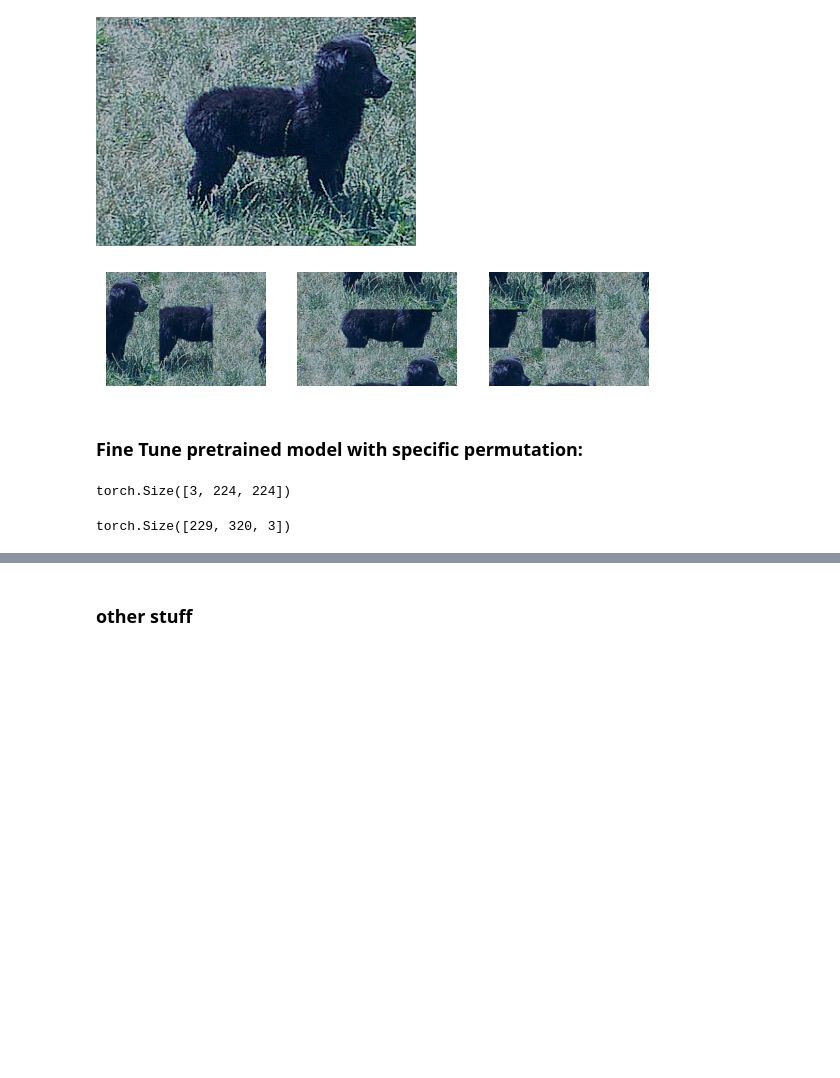
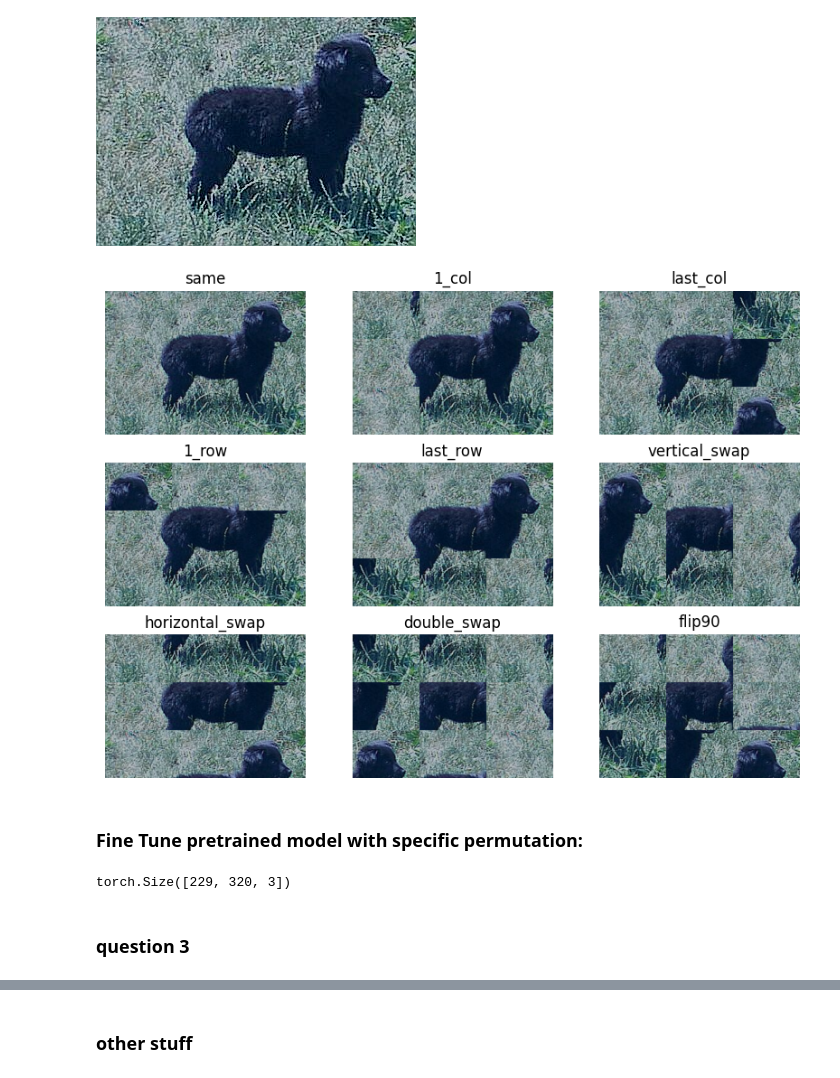
Before and after one commit to itayshap/MLDS-Final-Project, a Jupyter notebook: playground.ipynb, the cells around one changed output, grey strips where cells are left out. Drawn from its saved outputs; the diff is of its cells as text; code cells hidden in the pictures; blank space fills up the shorter version.

Commit message:
question 3

```diff
--- a/playground.ipynb
+++ b/playground.ipynb
@@ -53,20 +53,38 @@ premutation_dict["double_swap"] = list(horizontal_swap[:,np.arange(tiles_per_row
+# %%
+premutation_dict = {}
+tiles_num = 9
+tiles_per_row = int(np.sqrt(tiles_num))
+tiles_arr = np.arange(tiles_num).reshape(tiles_per_row,tiles_per_row)
+premutation_dict["same"]  = list(np.arange(tiles_num))
+premutation_dict["1_col"]  = list(np.hstack([tiles_arr[:,0][::-1].reshape(-1,1), tiles_arr[:,1:]]).flatten())
+premutation_dict["last_col"]  = list(np.hstack([tiles_arr[:,:-1],tiles_arr[:,-1][::-1].reshape(-1,1)]).flatten())
+premutation_dict["middle_cols"] = list(np.hstack([tiles_arr[:,0].reshape(-1,1),tiles_arr[:,1:-1][::-1],tiles_arr[:,-1].reshape(-1,1)]).flatten())
+premutation_dict["1_row"]  = list(np.vstack([tiles_arr[0,:][::-1], tiles_arr[1:, :]]).flatten())
+premutation_dict["last_row"]  = list(np.vstack([tiles_arr[:-1, :], tiles_arr[-1,:][::-1]]).flatten())
+
+premutation_dict["vertical_swap"] = list(tiles_arr[:,np.arange(tiles_per_row)[::-1]].flatten())
+horizontal_swap = tiles_arr[np.arange(tiles_per_row)[::-1],:]
+premutation_dict["horizontal_swap"] = list(horizontal_swap.flatten())
+premutation_dict["double_swap"] = list(np.arange(tiles_num)[::-1])
+premutation_dict["flip90"] = list(tiles_arr.T[:,np.arange(tiles_per_row)[::-1]].flatten())
 # %%
 img1 =test[0]["image"]
 img1
 # %% [output]
 [figure]
 # %%
-images = PermuteImage.permute_by_defined_premutations(torch.permute(transforms.PILToTensor()(img1),(1,2,0)), list(premutation_dict.values()))
+#images = PermuteImage.permute_by_defined_premutations(torch.permute(transforms.PILToTensor()(img1),(1,2,0)), list(premutation_dict.values()))
 # %%
-fig, axes = plt.subplots(1, images.shape[0], figsize=(7, 7))
+fig, axes = plt.subplots(3, 3, figsize=(10, 7))
 axes = axes.flatten()
-for i in range(images.shape[0]):
+for i, key in enumerate(premutation_dict.keys()):
     # img = np.transpose(img, (1, 2, 0))  # Transpose to (H, W, C)
     axes[i].imshow(images[i,:])
+    axes[i].set_title(key)
     axes[i].axis('off')
 plt.show();
 # %% [output]
-[figure, old version]
+[figure, new version]
 # %% [markdown]
 ### Fine Tune pretrained model with specific permutation:
 # %%
@@ -80,4 +93,0 @@ premuted_train = [PermuteImage.permute_by_defined_premutations(torch.permute(img
-# %%
-test_set[0]["image"].shape
-# %% [output]
-torch.Size([3, 224, 224])
@@ -108,3 +116,5 @@ dataloaders = {
 }
 # %%
 pretrained_model.start_train(criterion, optimizer, dataloaders, num_epochs=10)
+# %% [markdown]
+### question 3
```
Also changed, not shown: parts of 28 cells of this notebook.
